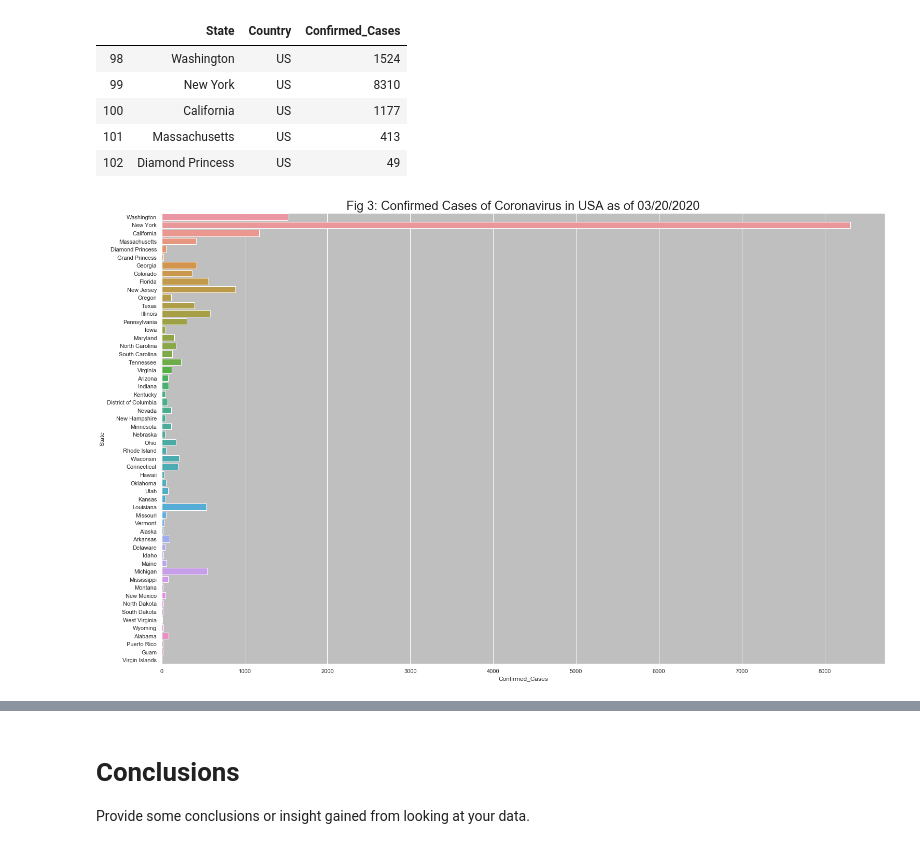
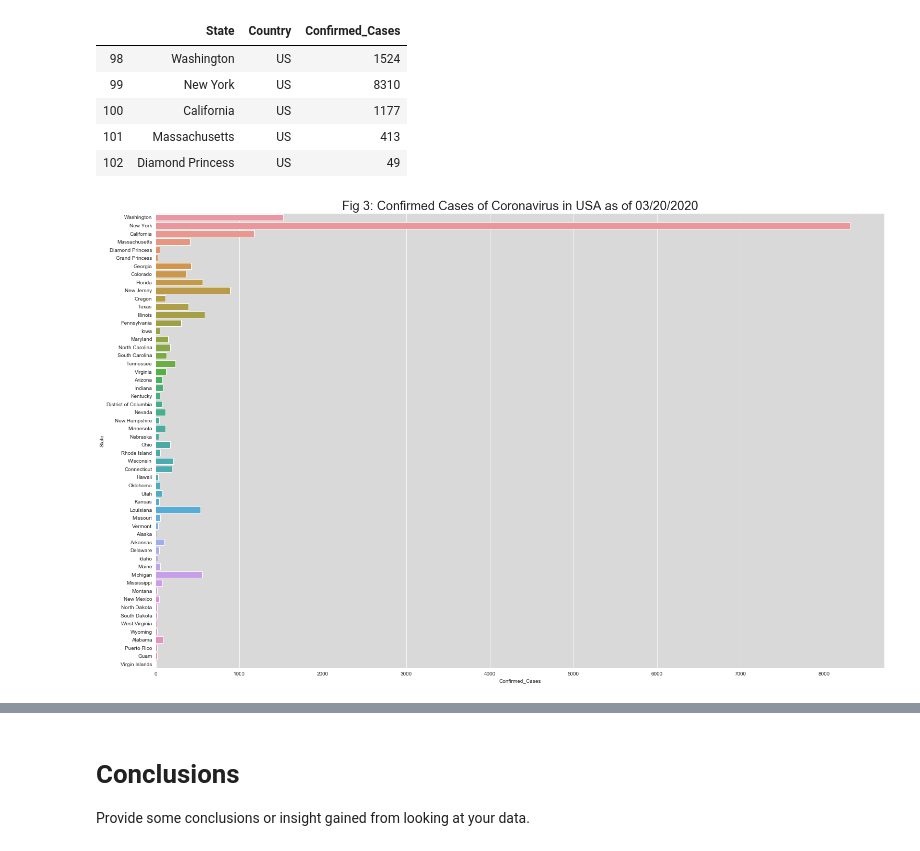
Before and after one commit to ssufian/DAT-602, a Jupyter notebook: 05_assignment.ipynb, the cells around one changed output, grey strips where cells are left out. Saved outputs shown, nothing was run; the diff lists cells and outputs as text; code cells hidden in the pictures.

```diff
--- a/05_assignment.ipynb
+++ b/05_assignment.ipynb
@@ -321,7 +321,7 @@ The_world_Confirmed.head()
 | 3 |  | Nepal | 28.1667 | 84.2500 | 1/22/2020 | 0 | 2020-01-22 | Confirmed | The Rest of World |
 | 4 |  | Malaysia | 2.5000 | 112.5000 | 1/22/2020 | 0 | 2020-01-22 | Confirmed | The Rest of World |
 # %%
-sns.set_style("darkgrid", {"axes.facecolor": ".75"})
+sns.set_style("darkgrid", {"axes.facecolor": ".8"})
 #create subplot figure with having two side by side plots
 fig, axs = plt.subplots(ncols=2,figsize=(18,9))
 # plot first pandas frame in subplot style
@@ -356,15 +356,15 @@ US2.head()
 | 102 | Diamond Princess | US | 49 |
 # %%
 
-sns.set_style("darkgrid", {"axes.facecolor": ".75"})
+sns.set_style("darkgrid", {"axes.facecolor": ".85"})
 
 ax = sns.barplot(x="Confirmed_Cases", y="State",data=US2).set_title("Fig 3: Confirmed Cases of Coronavirus in USA as of 03/20/2020", fontsize=24)
 plt.rcParams['figure.figsize']=(25,16);
 
 # Rotate x-labels
 plt.xticks(rotation=0);
 # %% [output]
-[figure, old version]
+[figure, new version]
 # %%
 #Map of Covid-19 hotspots inside USA
 
```
Also changed, not shown: parts of 6 cells of this notebook.
